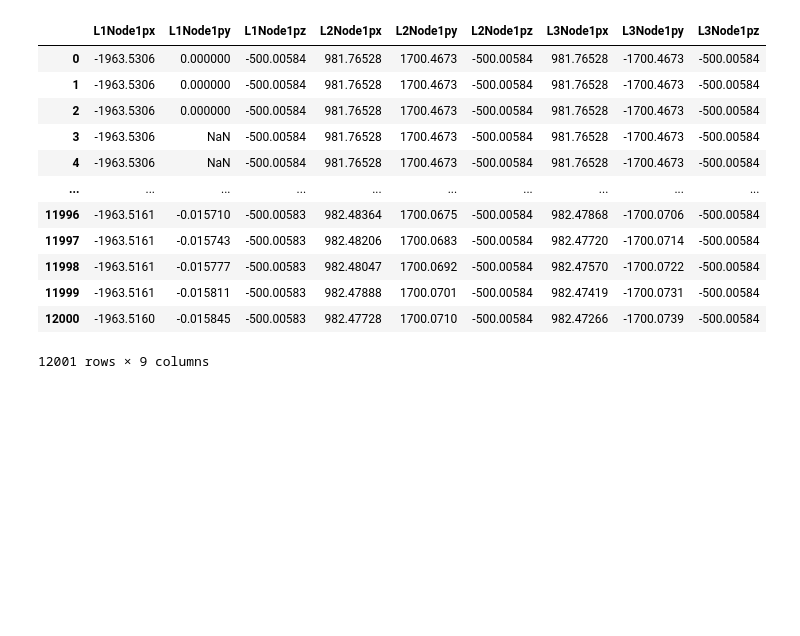
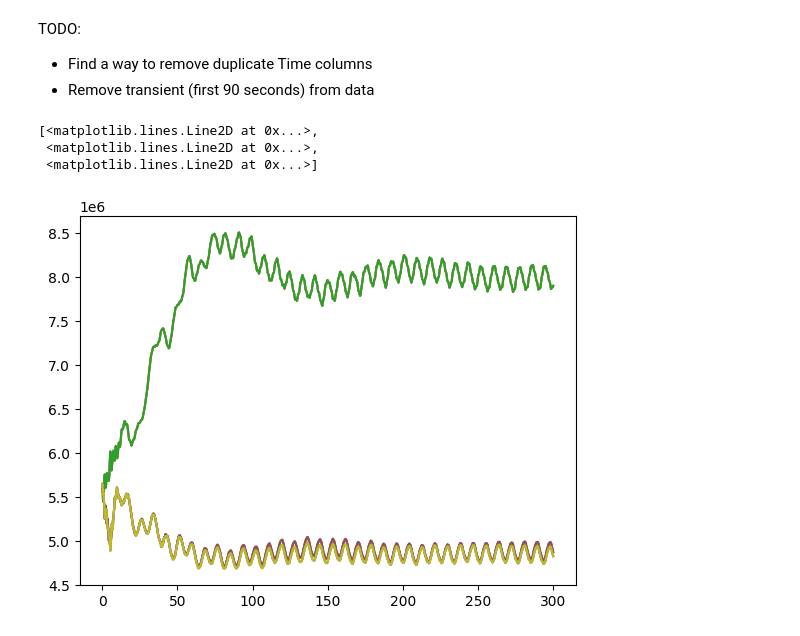
Before and after one commit to michaelcdevin/ActiveHybridMooring, a Jupyter notebook: python/postpro_md.ipynb, the cells around one changed output. Drawn from its saved outputs; the diff is of its cells as text; code cells hidden in the pictures; blank space fills up the shorter version.

```diff
--- a/python/postpro_md.ipynb
+++ b/python/postpro_md.ipynb
@@ -22,23 +18,11 @@ for out_file in md_out_files:
     out_df.columns = out_df.columns.str.replace('^Node', f'L{linenum}Node', regex=True)
     out_df.columns = out_df.columns.str.replace('^Seg', f'L{linenum}Seg', regex=True)
     out_dfs.append(out_df)
+# %% [markdown]
+TODO:
+* Find a way to remove duplicate Time columns
+* Remove transient (first 90 seconds) from data
 # %%
 mdout = pd.concat(out_dfs, axis=1)
-# %%
-mdout.filter(regex='^..Node1p', axis=1)
-# %% [output]
-|  | L1Node1px | L1Node1py | L1Node1pz | L2Node1px | L2Node1py | L2Node1pz | L3Node1px | L3Node1py | L3Node1pz |
-| 0 | -1963.5306 | 0.000000 | -500.00584 | 981.76528 | 1700.4673 | -500.00584 | 981.76528 | -1700.4673 | -500.00584 |
-| 1 | -1963.5306 | 0.000000 | -500.00584 | 981.76528 | 1700.4673 | -500.00584 | 981.76528 | -1700.4673 | -500.00584 |
-| 2 | -1963.5306 | 0.000000 | -500.00584 | 981.76528 | 1700.4673 | -500.00584 | 981.76528 | -1700.4673 | -500.00584 |
-| 3 | -1963.5306 | NaN | -500.00584 | 981.76528 | 1700.4673 | -500.00584 | 981.76528 | -1700.4673 | -500.00584 |
-| 4 | -1963.5306 | NaN | -500.00584 | 981.76528 | 1700.4673 | -500.00584 | 981.76528 | -1700.4673 | -500.00584 |
-| ... | ... | ... | ... | ... | ... | ... | ... | ... | ... |
-| 11996 | -1963.5161 | -0.015710 | -500.00583 | 982.48364 | 1700.0675 | -500.00584 | 982.47868 | -1700.0706 | -500.00584 |
-| 11997 | -1963.5161 | -0.015743 | -500.00583 | 982.48206 | 1700.0683 | -500.00584 | 982.47720 | -1700.0714 | -500.00584 |
-| 11998 | -1963.5161 | -0.015777 | -500.00583 | 982.48047 | 1700.0692 | -500.00584 | 982.47570 | -1700.0722 | -500.00584 |
-| 11999 | -1963.5161 | -0.015811 | -500.00583 | 982.47888 | 1700.0701 | -500.00584 | 982.47419 | -1700.0731 | -500.00584 |
-| 12000 | -1963.5160 | -0.015845 | -500.00583 | 982.47728 | 1700.0710 | -500.00584 | 982.47266 | -1700.0739 | -500.00584 |
-12001 rows × 9 columns
 # %%
 maxs = {
@@ -79,3 +71,12 @@ for n in range(0, numnodes+1): # there's always a node 0 at the anchor point
+# %%
+plt.plot(mdout['Time'], mdout['L1Seg50Ten'], label='Line 1')
+plt.plot(mdout['Time'], mdout['L2Seg50Ten'], label='Line 2')
+plt.plot(mdout['Time'], mdout['L3Seg50Ten'], label='Line 3')
+# %% [output]
+[<matplotlib.lines.Line2D at 0x...>,
+ <matplotlib.lines.Line2D at 0x...>,
+ <matplotlib.lines.Line2D at 0x...>]
+[figure, added]
 # %%
 node_maxs = pd.DataFrame(data=maxs)
 # %%
```
Also changed, not shown: parts of 14 cells of this notebook.
